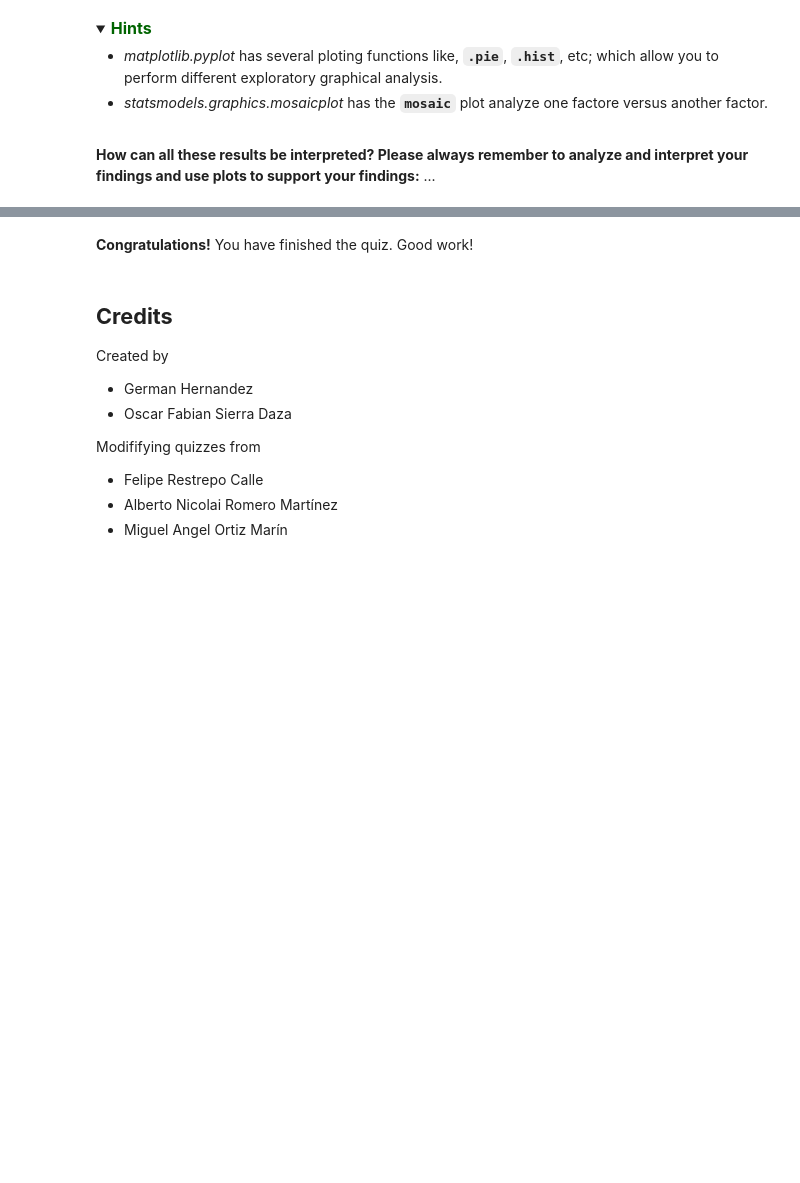
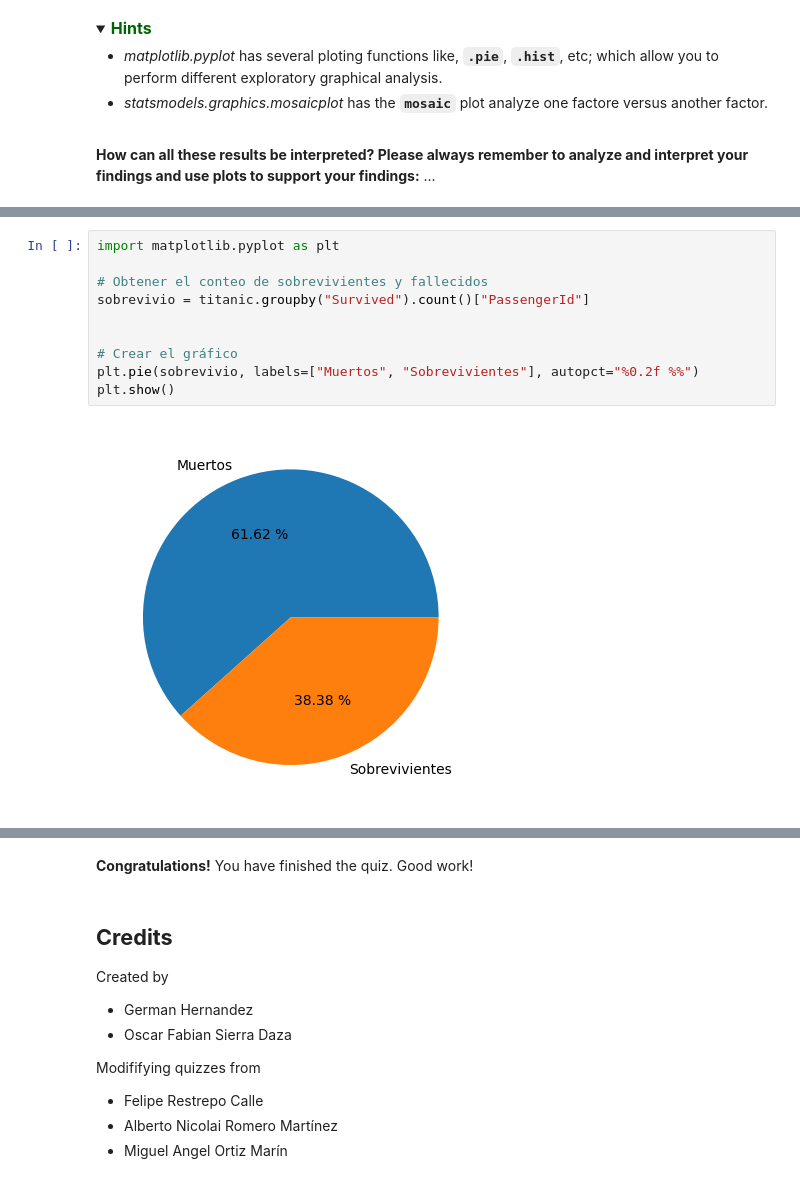
Before and after one commit to Juanfelipepast2/MetNumUN2024I, a Jupyter notebook: Quiz 3 Juan Felipe Pastrana Ramirez.ipynb, the cells around one changed output, grey strips where cells are left out. Drawn from its saved outputs; the diff is of its cells as text; folded sections open; blank space fills up the shorter version.

```diff
--- a/Quiz 3 Juan Felipe Pastrana Ramirez.ipynb
+++ b/Quiz 3 Juan Felipe Pastrana Ramirez.ipynb
@@ -587,0 +575,12 @@ The output of the above cell should be:
+# %%
+import matplotlib.pyplot as plt
+
+# Obtener el conteo de sobrevivientes y fallecidos
+sobrevivio = titanic.groupby("Survived").count()["PassengerId"]
+
+
+# Crear el gráfico
+plt.pie(sobrevivio, labels=["Muertos", "Sobrevivientes"], autopct="%0.2f %%")
+plt.show()
+# %% [output]
+[figure, added]
```
Also changed, not shown: parts of 14 cells of this notebook.
